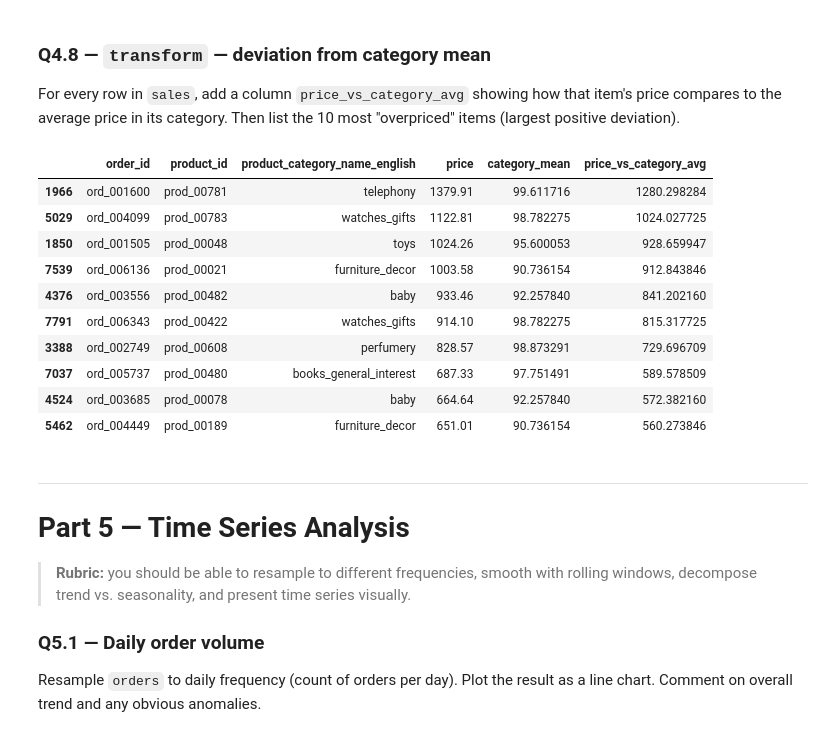
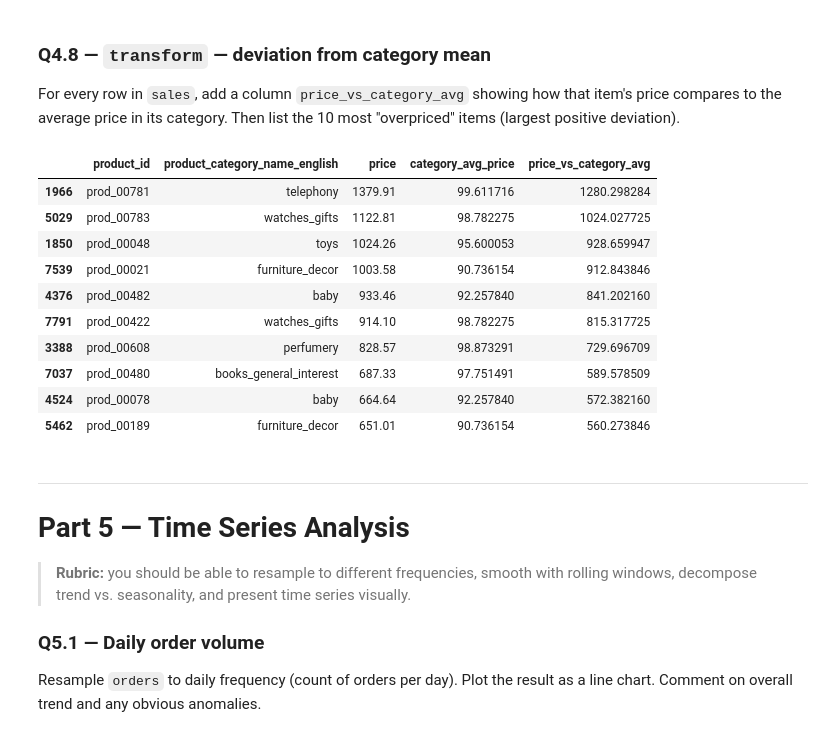
Before and after one commit to SumanSudo/DSML, a Jupyter notebook: Day4/Assignment/Pandas_Sales_Assignment.ipynb, the cells around one changed output. Drawn from its saved outputs; the diff is of its cells as text; code cells hidden in the pictures.

```diff
--- a/Day4/Assignment/Pandas_Sales_Assignment.ipynb
+++ b/Day4/Assignment/Pandas_Sales_Assignment.ipynb
@@ -1221,23 +1241,43 @@ voucher              354          124.405254                   1.000000
 ### Q4.8 — `transform` — deviation from category mean
 For every row in `sales`, add a column `price_vs_category_avg` showing how that item's price compares to the average price in its category. Then list the 10 most "overpriced" items (largest positive deviation).
 # %%
-# deviation from category mean
-sales['category_mean'] = sales.groupby('product_category_name_english')['price'].transform('mean') # Calculate mean price per category
-sales['price_vs_category_avg'] = sales['price'] - sales['category_mean']                       # Calculate deviation from category mean
-overpriced_items = sales.sort_values('price_vs_category_avg', ascending=False)                 # Sort by deviation descending
-display(overpriced_items[['order_id', 'product_id', 'product_category_name_english', 'price', 'category_mean', 'price_vs_category_avg']].head(10)) # Show top 10 overpriced
+sales["category_avg_price"] = (
+    sales
+    .groupby("product_category_name_english")["price"]
+    .transform("mean")
+)
-# %% [output]
-|  | order_id | product_id | product_category_name_english | price | category_mean | price_vs_category_avg |
-| 1966 | ord_001600 | prod_00781 | telephony | 1379.91 | 99.611716 | 1280.298284 |
-| 5029 | ord_004099 | prod_00783 | watches_gifts | 1122.81 | 98.782275 | 1024.027725 |
-| 1850 | ord_001505 | prod_00048 | toys | 1024.26 | 95.600053 | 928.659947 |
-| 7539 | ord_006136 | prod_00021 | furniture_decor | 1003.58 | 90.736154 | 912.843846 |
-| 4376 | ord_003556 | prod_00482 | baby | 933.46 | 92.257840 | 841.202160 |
-| 7791 | ord_006343 | prod_00422 | watches_gifts | 914.10 | 98.782275 | 815.317725 |
-| 3388 | ord_002749 | prod_00608 | perfumery | 828.57 | 98.873291 | 729.696709 |
-| 7037 | ord_005737 | prod_00480 | books_general_interest | 687.33 | 97.751491 | 589.578509 |
-| 4524 | ord_003685 | prod_00078 | baby | 664.64 | 92.257840 | 572.382160 |
-| 5462 | ord_004449 | prod_00189 | furniture_decor | 651.01 | 90.736154 | 560.273846 |
+# %%
+sales["price_vs_category_avg"] = (
+    sales["price"] - sales["category_avg_price"]
+)
+# %%
+overpriced_items = (
+    sales
+    .sort_values("price_vs_category_avg", ascending=False)
+    .head(10)
+)
+# %%
+overpriced_items[
+    [
+        "product_id",
+        "product_category_name_english",
+        "price",
+        "category_avg_price",
+        "price_vs_category_avg"
+    ]
+]
+# %% [output]
+|  | product_id | product_category_name_english | price | category_avg_price | price_vs_category_avg |
+| 1966 | prod_00781 | telephony | 1379.91 | 99.611716 | 1280.298284 |
+| 5029 | prod_00783 | watches_gifts | 1122.81 | 98.782275 | 1024.027725 |
+| 1850 | prod_00048 | toys | 1024.26 | 95.600053 | 928.659947 |
+| 7539 | prod_00021 | furniture_decor | 1003.58 | 90.736154 | 912.843846 |
+| 4376 | prod_00482 | baby | 933.46 | 92.257840 | 841.202160 |
+| 7791 | prod_00422 | watches_gifts | 914.10 | 98.782275 | 815.317725 |
+| 3388 | prod_00608 | perfumery | 828.57 | 98.873291 | 729.696709 |
+| 7037 | prod_00480 | books_general_interest | 687.33 | 97.751491 | 589.578509 |
+| 4524 | prod_00078 | baby | 664.64 | 92.257840 | 572.382160 |
+| 5462 | prod_00189 | furniture_decor | 651.01 | 90.736154 | 560.273846 |
 # %% [markdown]
 ---
 # Part 5 — Time Series Analysis
```
Also changed, not shown: parts of 4 cells of this notebook.
